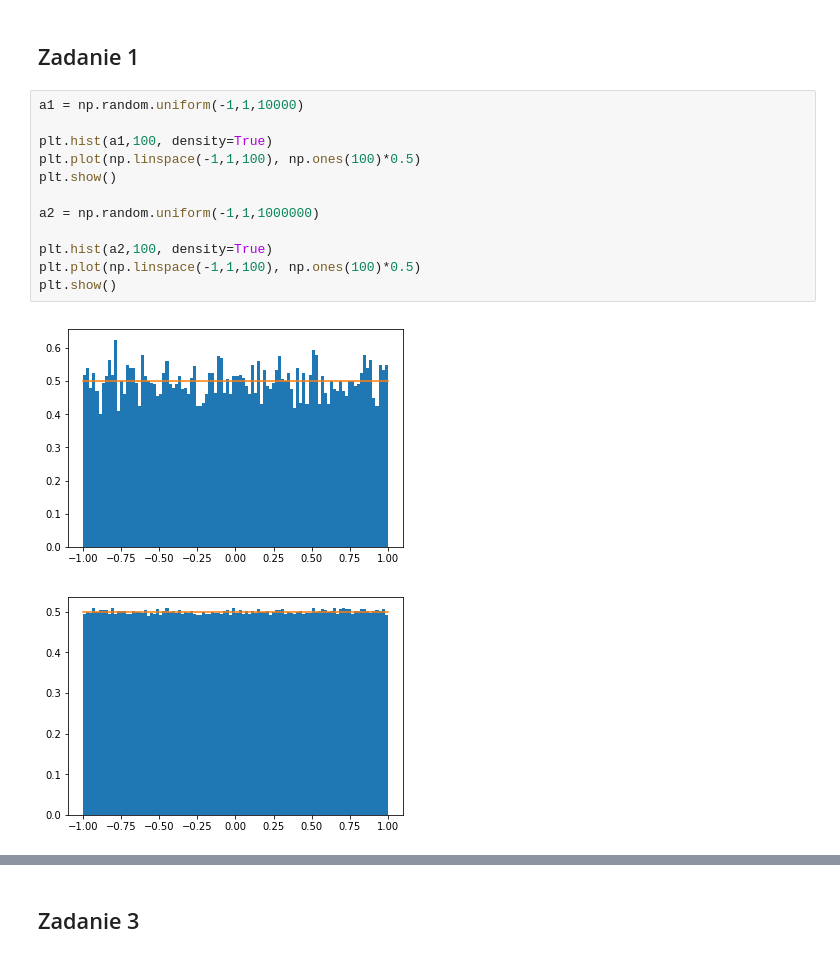
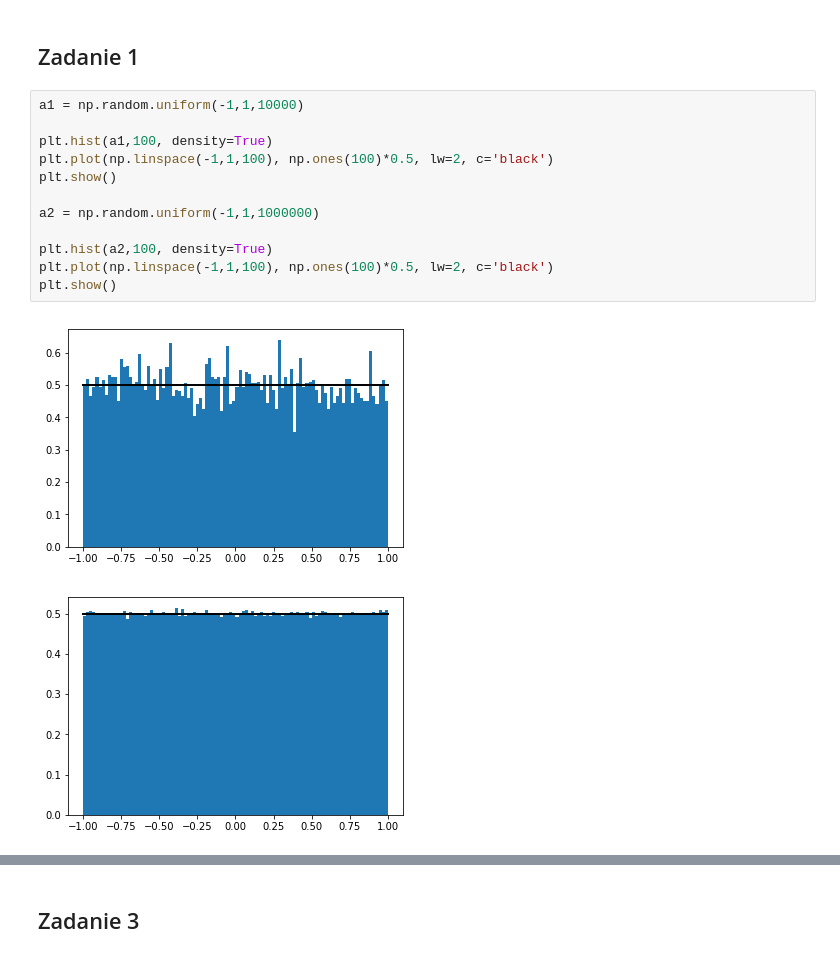
Before and after one commit to iloscnd/data-mining, a Jupyter notebook: lista1/List1.ipynb, the cells around one changed output, grey strips where cells are left out. Saved outputs shown, nothing was run; the diff lists cells and outputs as text.

```diff
--- a/lista1/List1.ipynb
+++ b/lista1/List1.ipynb
@@ -8,15 +8,15 @@ import matplotlib.pyplot as plt
 # %%
 a1 = np.random.uniform(-1,1,10000)
 
 plt.hist(a1,100, density=True)
-plt.plot(np.linspace(-1,1,100), np.ones(100)*0.5)
+plt.plot(np.linspace(-1,1,100), np.ones(100)*0.5, lw=2, c='black')
 plt.show()
 
 a2 = np.random.uniform(-1,1,1000000)
 
 plt.hist(a2,100, density=True)
-plt.plot(np.linspace(-1,1,100), np.ones(100)*0.5)
+plt.plot(np.linspace(-1,1,100), np.ones(100)*0.5, lw=2, c='black')
 plt.show()
 # %% [output]
-[figure, old version]
+[figure, new version]
-[figure, old version]
+[figure, new version]
```
Also changed, not shown: parts of 11 cells of this notebook, 4 other files.
